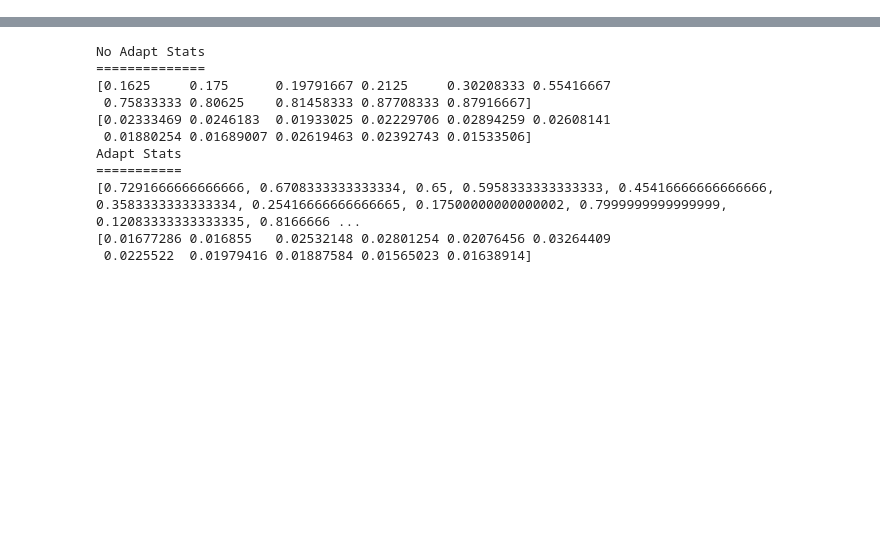
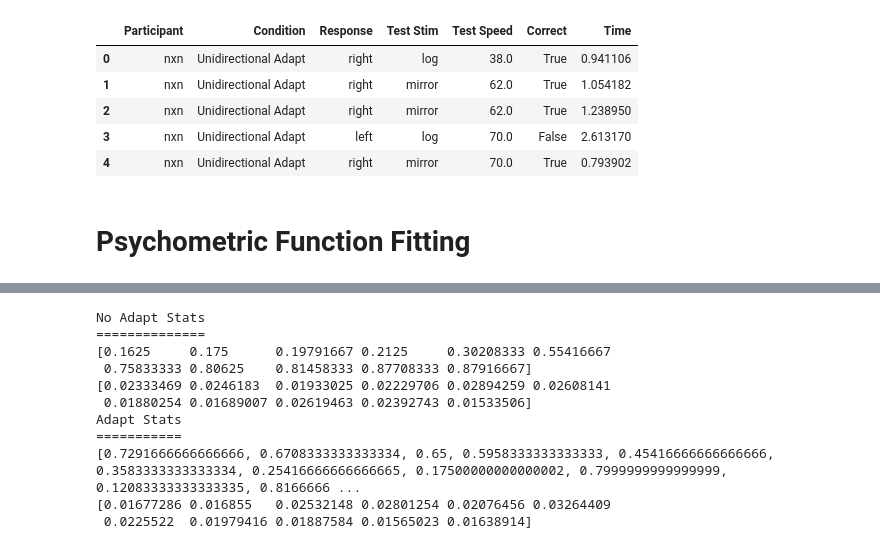
Before and after one commit to alexxyu/mae-experiment, a Jupyter notebook: Psychometric Fitting.ipynb, the cells around one changed output, grey strips where cells are left out. Drawn from its saved outputs; the diff is of its cells as text; code cells hidden in the pictures; blank space fills up the shorter version.

```diff
--- a/Psychometric Fitting.ipynb
+++ b/Psychometric Fitting.ipynb
@@ -93,0 +20,29 @@ NXS: -70.0, 10.0        -1
+# %%
+combined = pd.DataFrame(columns=["Participant","Condition","Response","Test Stim","Test Speed","Correct","Time"])
+subjects = set()
+
+for file in files:
+    name = file[file.rfind('/')+1:][:3]
+    subjects.add(name)
+
+    t_type = 'Unidirectional' if 'Unidirectional' in file else 'Bidirectional'
+    if 'noAdapt' in file:
+        t_type = 'No Adapt'
+    else:
+        t_type += ' Adapt'
+
+    participant_data = pd.read_csv(file, index_col=0)
+    participant_data["Participant"] = name
+    participant_data["Condition"] = t_type
+    combined = pd.concat([combined, participant_data], axis=0)
+
+subject_list = sorted(list(subjects))
+combined.to_csv("./data/combined.csv")
+combined.head()
+# %% [output]
+|  | Participant | Condition | Response | Test Stim | Test Speed | Correct | Time |
+| 0 | nxn | Unidirectional Adapt | right | log | 38.0 | True | 0.941106 |
+| 1 | nxn | Unidirectional Adapt | right | mirror | 62.0 | True | 1.054182 |
+| 2 | nxn | Unidirectional Adapt | right | mirror | 62.0 | True | 1.238950 |
+| 3 | nxn | Unidirectional Adapt | left | log | 70.0 | False | 2.613170 |
+| 4 | nxn | Unidirectional Adapt | right | mirror | 70.0 | True | 0.793902 |
@@ -93,0 +54,2 @@ NXS: -70.0, 10.0        -1
+# %% [markdown]
+# Psychometric Function Fitting
```
Also changed, not shown: parts of 19 cells of this notebook, 7 other files.
